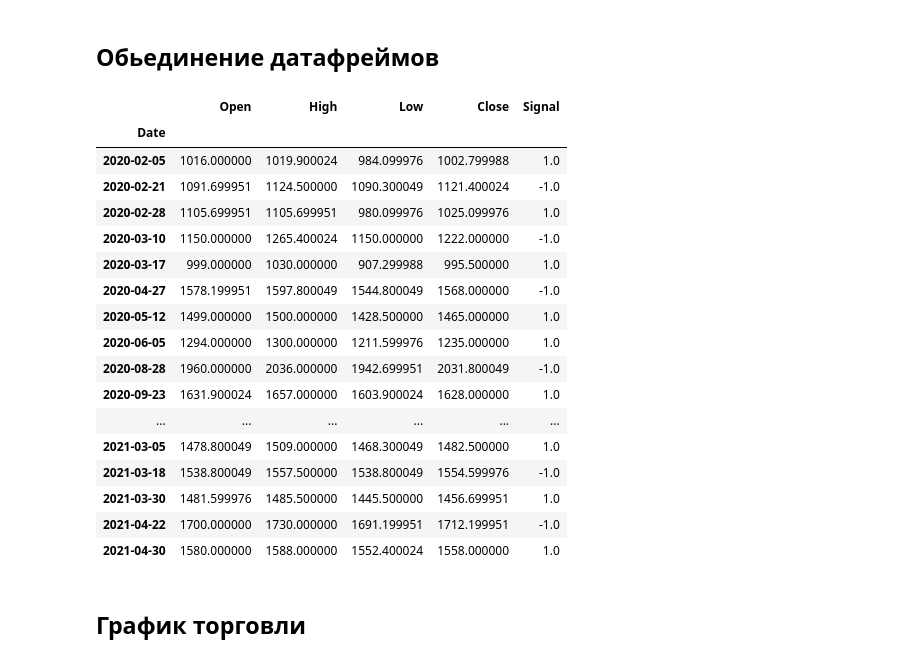
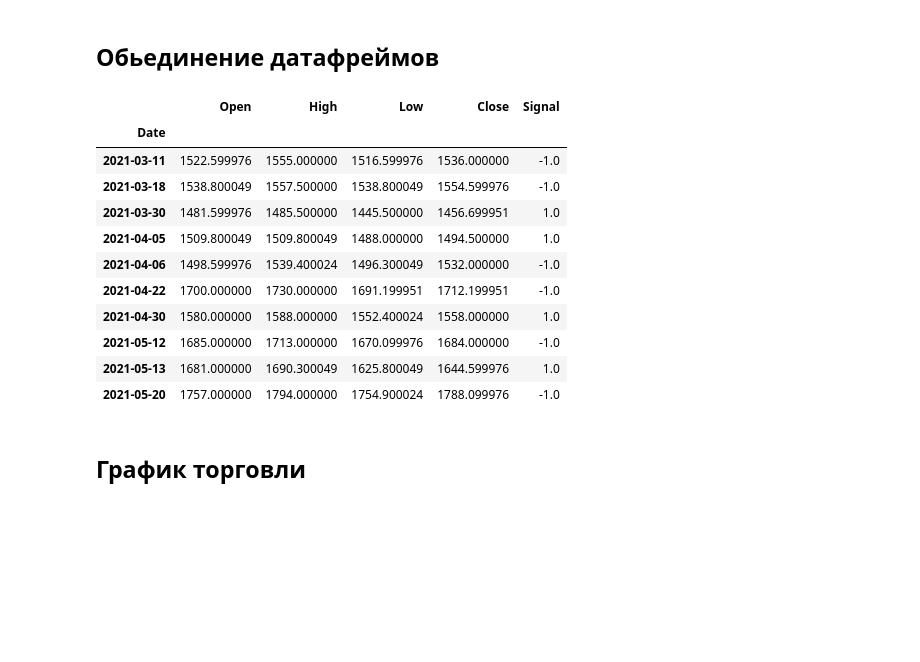
Before and after one commit to ikonushok/AI-Traiding, a Jupyter notebook: Pivot_points_POLY_1d.ipynb, the cells around one changed output. Saved outputs shown, nothing was run; the diff lists cells and outputs as text; code cells hidden in the pictures; blank space fills up the shorter version.

```diff
--- a/Pivot_points_POLY_1d.ipynb
+++ b/Pivot_points_POLY_1d.ipynb
@@ -80,7 +80,7 @@ df
 # %%
 from markup_y import SELL, BUY
 # %%
-sell_signals = SELL(df, counter_lvl = 8)
+sell_signals = SELL(df, counter_lvl = 2)
 sell_signals = sell_signals.set_index('Date')
-sell_signals
+#sell_signals
 # %% [output]
@@ -99,5 +88,5 @@ sell_signals
 # %%
-buy_signals = BUY(df, counter_lvl = 8)
+buy_signals = BUY(df, counter_lvl = 2)
 buy_signals = buy_signals.set_index('Date')
-buy_signals
+#buy_signals
 # %% [output]
@@ -123,29 +96,23 @@ buy_signals
 # %%
 signals = sell_signals.append(buy_signals)
 df_new = df
 
 df_new = pd.merge(df_new, signals['Signal'], on=('Date'), how ='left')
 df_new = df_new.fillna(0)
-df_new.loc[df_new['Signal'] != 0]
+df_new.loc[df_new['Signal'] != 0][-10:]
 # %% [output]
 |  | Open | High | Low | Close | Signal |
 | Date |  |  |  |  |  |
-| 2020-02-05 | 1016.000000 | 1019.900024 | 984.099976 | 1002.799988 | 1.0 |
-| 2020-02-21 | 1091.699951 | 1124.500000 | 1090.300049 | 1121.400024 | -1.0 |
-| 2020-02-28 | 1105.699951 | 1105.699951 | 980.099976 | 1025.099976 | 1.0 |
-| 2020-03-10 | 1150.000000 | 1265.400024 | 1150.000000 | 1222.000000 | -1.0 |
-| 2020-03-17 | 999.000000 | 1030.000000 | 907.299988 | 995.500000 | 1.0 |
-| 2020-04-27 | 1578.199951 | 1597.800049 | 1544.800049 | 1568.000000 | -1.0 |
-| 2020-05-12 | 1499.000000 | 1500.000000 | 1428.500000 | 1465.000000 | 1.0 |
-| 2020-06-05 | 1294.000000 | 1300.000000 | 1211.599976 | 1235.000000 | 1.0 |
-| 2020-08-28 | 1960.000000 | 2036.000000 | 1942.699951 | 2031.800049 | -1.0 |
-| 2020-09-23 | 1631.900024 | 1657.000000 | 1603.900024 | 1628.000000 | 1.0 |
-| ... | ... | ... | ... | ... | ... |
-| 2021-03-05 | 1478.800049 | 1509.000000 | 1468.300049 | 1482.500000 | 1.0 |
+| 2021-03-11 | 1522.599976 | 1555.000000 | 1516.599976 | 1536.000000 | -1.0 |
 | 2021-03-18 | 1538.800049 | 1557.500000 | 1538.800049 | 1554.599976 | -1.0 |
 | 2021-03-30 | 1481.599976 | 1485.500000 | 1445.500000 | 1456.699951 | 1.0 |
+| 2021-04-05 | 1509.800049 | 1509.800049 | 1488.000000 | 1494.500000 | 1.0 |
+| 2021-04-06 | 1498.599976 | 1539.400024 | 1496.300049 | 1532.000000 | -1.0 |
 | 2021-04-22 | 1700.000000 | 1730.000000 | 1691.199951 | 1712.199951 | -1.0 |
 | 2021-04-30 | 1580.000000 | 1588.000000 | 1552.400024 | 1558.000000 | 1.0 |
+| 2021-05-12 | 1685.000000 | 1713.000000 | 1670.099976 | 1684.000000 | -1.0 |
+| 2021-05-13 | 1681.000000 | 1690.300049 | 1625.800049 | 1644.599976 | 1.0 |
+| 2021-05-20 | 1757.000000 | 1794.000000 | 1754.900024 | 1788.099976 | -1.0 |
 # %% [markdown]
 ## График торговли
 # %% [markdown]
```
Also changed, not shown: parts of 10 cells of this notebook.
